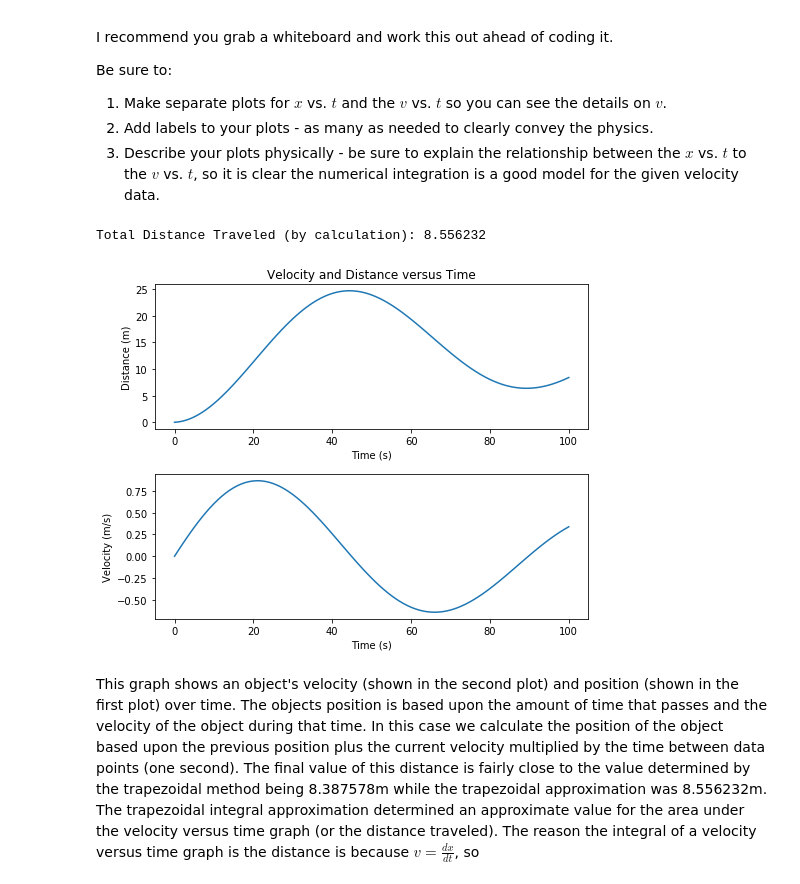
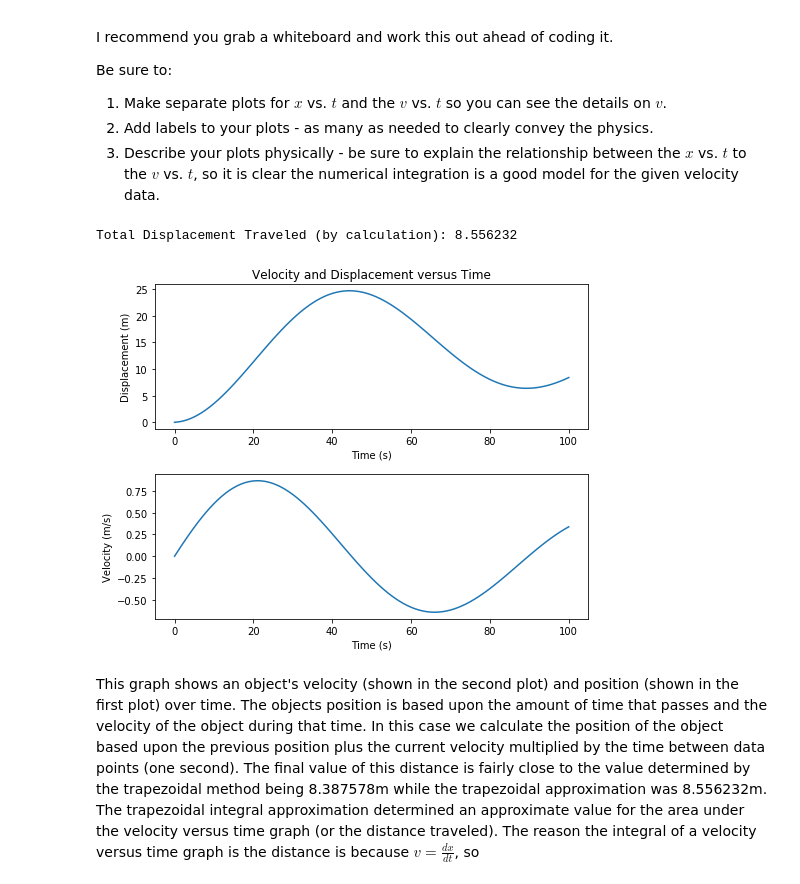
Before and after one commit to DannieWright/Labs, a Jupyter notebook: Lab4/Lab4.ipynb, the cells around one changed output. Drawn from its saved outputs; the diff is of its cells as text; code cells hidden in the pictures.

Commit message:
Added more corrections

```diff
--- a/Lab4/Lab4.ipynb
+++ b/Lab4/Lab4.ipynb
@@ -100,38 +100,40 @@ h = 1
 
 distanceTraveled = []
 
 s = 0.5 * f(a, velocityValues) + 0.5 * f(b, velocityValues)
 distanceTraveled.append (0)
 
 for i in range (1, N):
     s += f (a + i * h, velocityValues)
     distanceTraveled.append (distanceTraveled[i - 1] + velocityValues[i] * h)
 
+#CORRECTION - replaced reference to distance as displacement
 #final position based upon trapezoidal approximation
-print ("Total Distance Traveled (by calculation):", s)
+print ("Total Displacement Traveled (by calculation):", s)
 
 #final position based upon suming relative position with velocity multiplied by time step
 #print ("Final position (by distanceTraveled[100]):", distanceTraveled[100])
 
 #shows how the calculation for the total distance traveled matches up with the final value of the distanceTraveled data set
 #plt.plot ([0, 101], [s,s], "k-")
 
 #make the plot
 fig, (ax1, ax2) = plt.subplots(nrows=2, figsize=(7, 5.6))
 
 ax1.plot(timeValues, distanceTraveled)
-ax1.set_ylabel("Distance (m)")
+ax1.set_ylabel("Displacement (m)")
 ax1.set_xlabel("Time (s)")
 
 ax2.plot(timeValues, velocityValues)
 ax2.set_ylabel("Velocity (m/s)")
 ax2.set_xlabel("Time (s)")
 
-ax1.set_title("Velocity and Distance versus Time")
+ax1.set_title("Velocity and Displacement versus Time")
 plt.tight_layout()
+#END CORRECTION
 # %% [output]
-Total Distance Traveled (by calculation): 8.556232
+Total Displacement Traveled (by calculation): 8.556232
-[figure, old version]
+[figure, new version]
 # %% [markdown]
 This graph shows an object's velocity (shown in the second plot) and position (shown in the first plot) over time. The objects position is based upon the amount of time that passes and the velocity of the object during that time. In this case we calculate the position of the object based upon the previous position plus the current velocity multiplied by the time between data points (one second). The final value of this distance is fairly close to the value determined by the trapezoidal method being 8.387578m while the trapezoidal approximation was 8.556232m. The trapezoidal integral approximation determined an approximate value for the area under the velocity versus time graph (or the distance traveled). The reason the integral of a velocity versus time graph is the distance is because
 $v = \frac{dx}{dt}$, so
```
Also changed, not shown: parts of 2 cells of this notebook.
